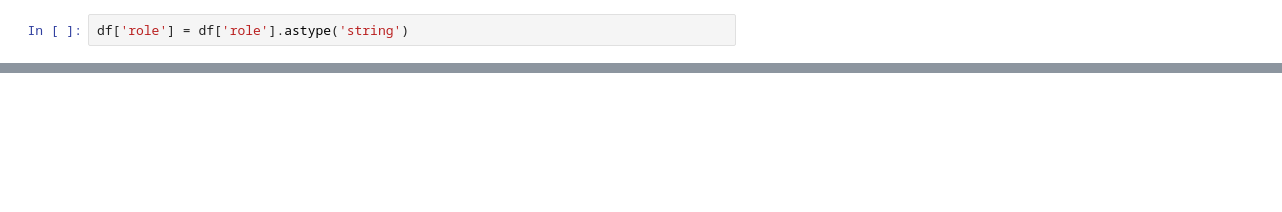
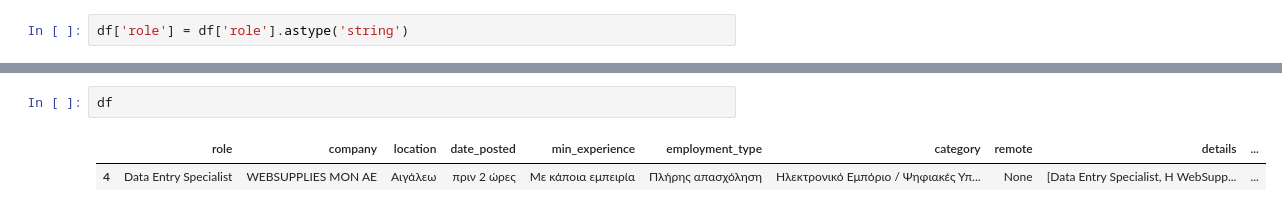
Before and after one commit to letsiki/kariera-job-scraper, a Jupyter notebook: notebook.ipynb, the cells around one changed output, grey strips where cells are left out. Drawn from its saved outputs; the diff is of its cells as text; blank space fills up the shorter version.

```diff
--- a/notebook.ipynb
+++ b/notebook.ipynb
@@ -36,0 +36,5 @@ df[df['role'].str.lower().str.contains('python')]
+# %%
+df
+# %% [output]
+|  | role | company | location | date_posted | min_experience | employment_type | category | remote | details | ... |
+| 4 | Data Entry Specialist | WEBSUPPLIES MON AE | Αιγάλεω | πριν 2 ώρες | Με κάποια εμπειρία | Πλήρης απασχόληση | Ηλεκτρονικό Εμπόριο / Ψηφιακές Υπ... | None | [Data Entry Specialist, Η WebSupp... | ... |
```
Also changed, not shown: parts of 9 cells of this notebook, 1 other file.
